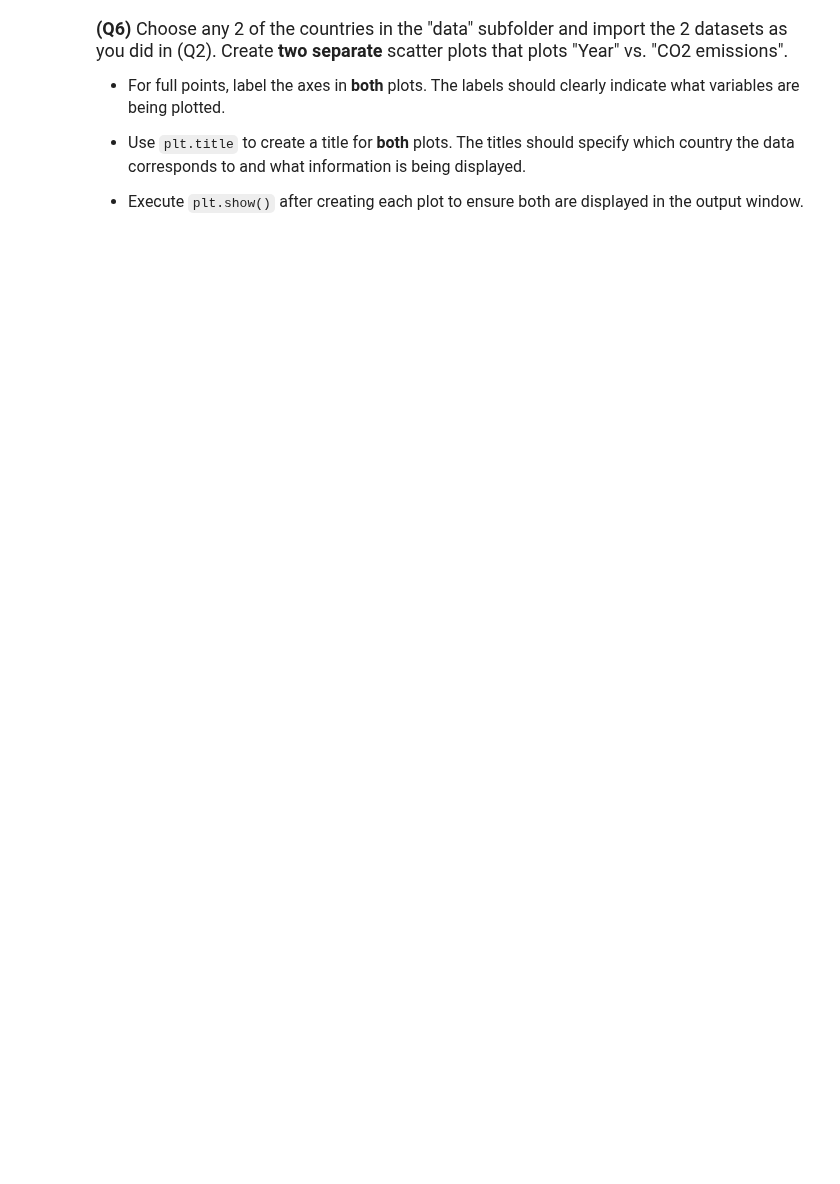
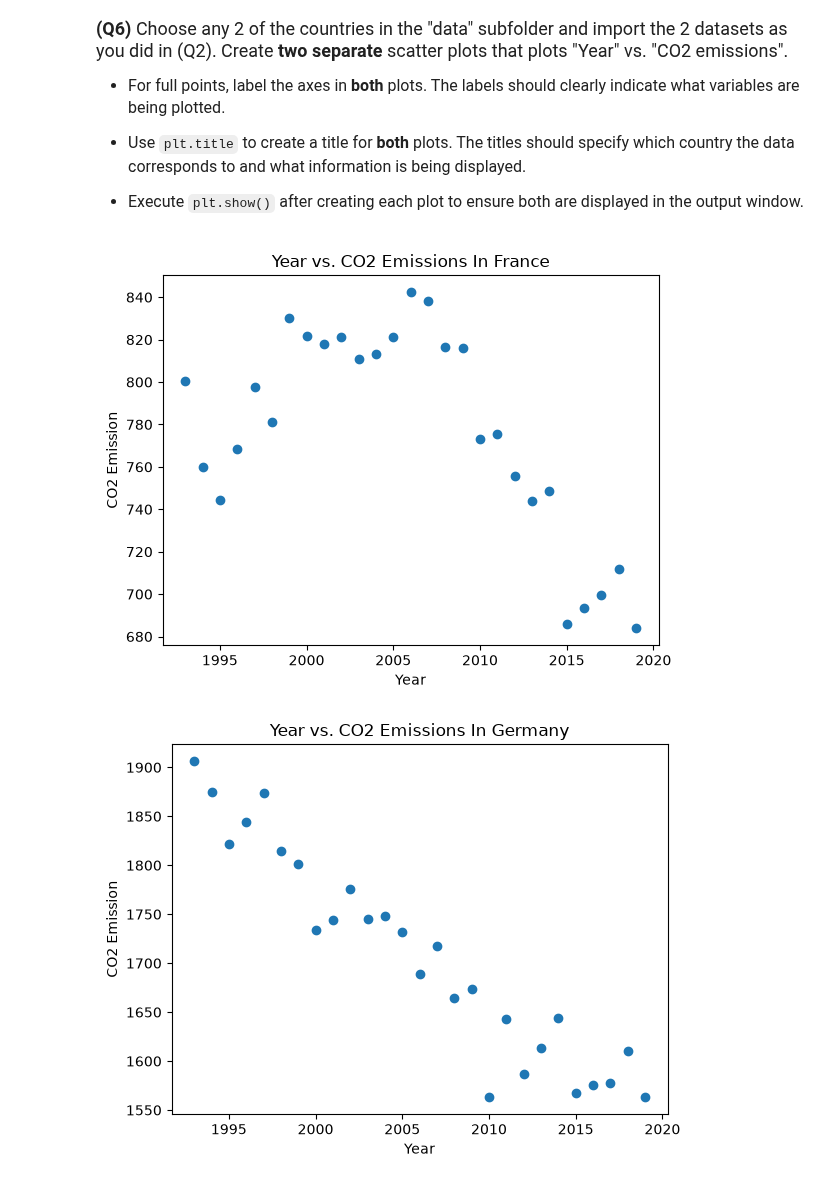
Before and after one commit to adamkeos/datasci151fall2026, a Jupyter notebook: _assignments/assignment_2/Assignment2.ipynb, the cells around one changed output. Saved outputs shown, nothing was run; the diff lists cells and outputs as text; code cells hidden in the pictures; blank space fills up the shorter version.

```diff
--- a/_assignments/assignment_2/Assignment2.ipynb
+++ b/_assignments/assignment_2/Assignment2.ipynb
@@ -118,0 +153,21 @@ us_emissions["CO2_emission"].describe()
+# %%
+# Write your answer
+france_emission = pandas.read_csv('data/france_emission.csv')
+matplotlib.pyplot.figure(1)
+matplotlib.pyplot.scatter(x = france_emission['Year'], y = france_emission['CO2_emission'],)
+matplotlib.pyplot.xlabel("Year")
+matplotlib.pyplot.ylabel("CO2 Emission")
+matplotlib.pyplot.title("Year vs. CO2 Emissions In France")
+
+germany_emission = pandas.read_csv('data/germany_emission.csv')
+matplotlib.pyplot.figure(2)
+matplotlib.pyplot.scatter(x = germany_emission['Year'], y = germany_emission['CO2_emission'],)
+matplotlib.pyplot.xlabel("Year")
+matplotlib.pyplot.ylabel("CO2 Emission")
+matplotlib.pyplot.title("Year vs. CO2 Emissions In Germany")
+matplotlib.pyplot.show()
+
+matplotlib.pyplot.show()
+# %% [output]
+[figure, added]
+[figure, added]
```
Also changed, not shown: parts of 8 cells of this notebook.
